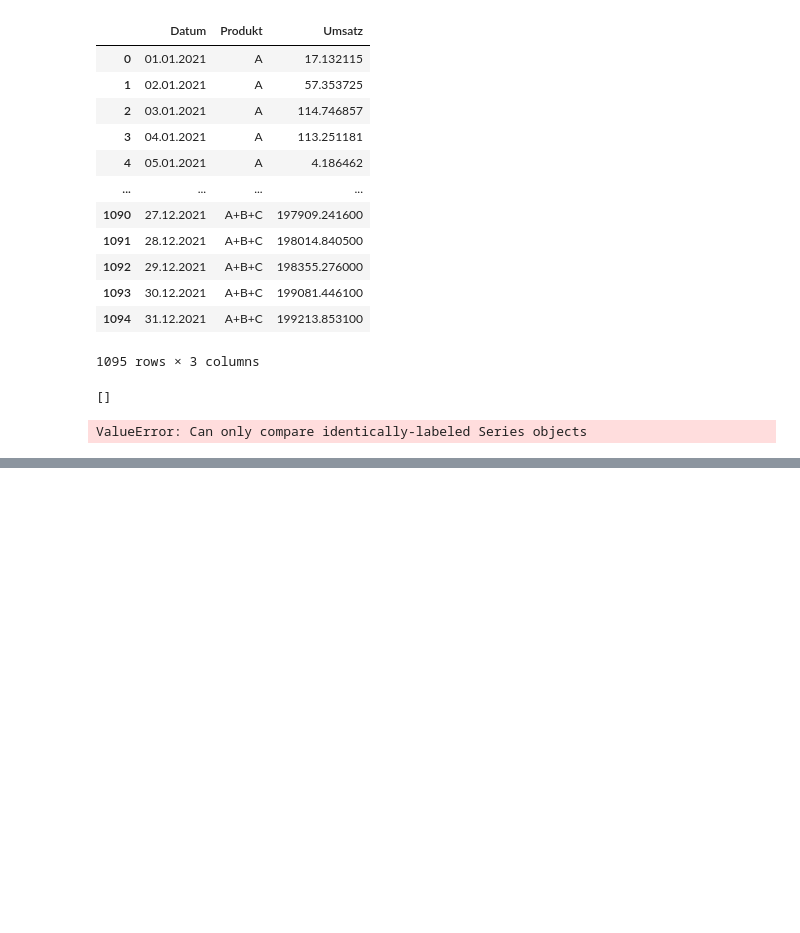
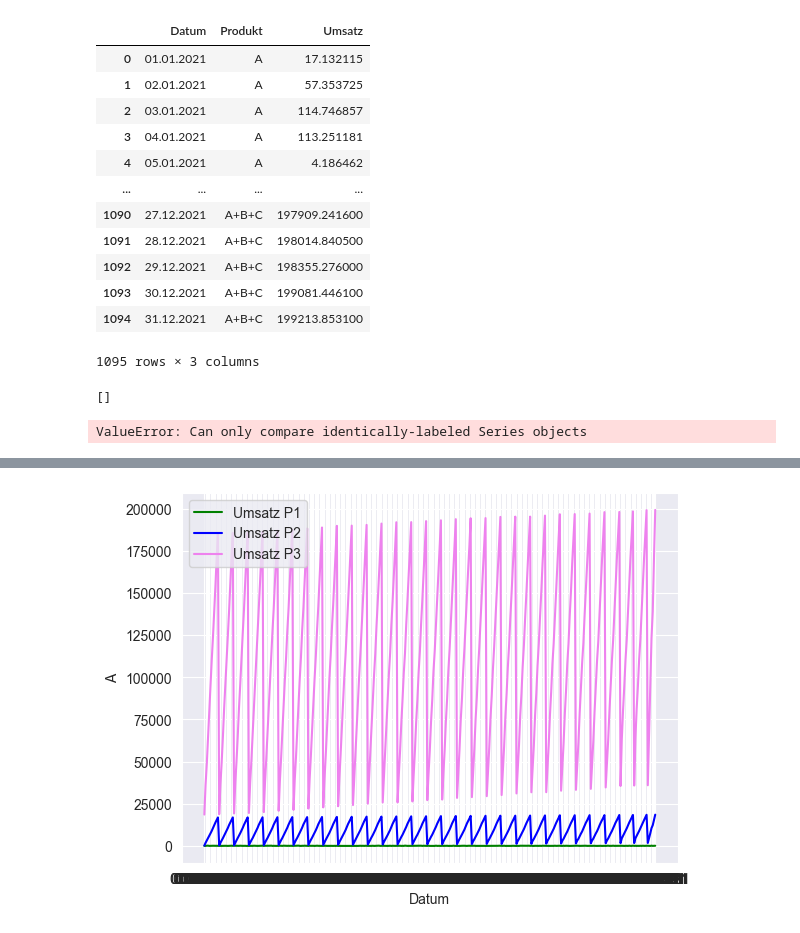
Before and after one commit to DataCraftAnca/Shop-Analyse, a Jupyter notebook: Shop analyse.ipynb, the cells around one changed output, grey strips where cells are left out. Saved outputs shown, nothing was run; the diff lists cells and outputs as text; code cells hidden in the pictures; blank space fills up the shorter version.

```diff
--- a/Shop analyse.ipynb
+++ b/Shop analyse.ipynb
@@ -227,0 +201,10 @@ NameError: name 'df_combined' is not defined
+# %%
+import seaborn as sns
+
+sns.lineplot(data=df_eu_pivot, x=df_eu_pivot.index, y=df_eu_pivot["A"], label = "Umsatz P1", color="green")
+plt.plot(df_eu_pivot.index, df_eu_pivot["B"], label = "Umsatz P2", color="blue")
+plt.plot(df_eu_pivot.index, df_eu_pivot["A+B+C"], label = "Umsatz P3",color="violet")
+plt.legend()
+plt.savefig("a,b,c.png")
+# %% [output]
+[figure, added]
```
Also changed, not shown: parts of 12 cells of this notebook, 1 other file.
